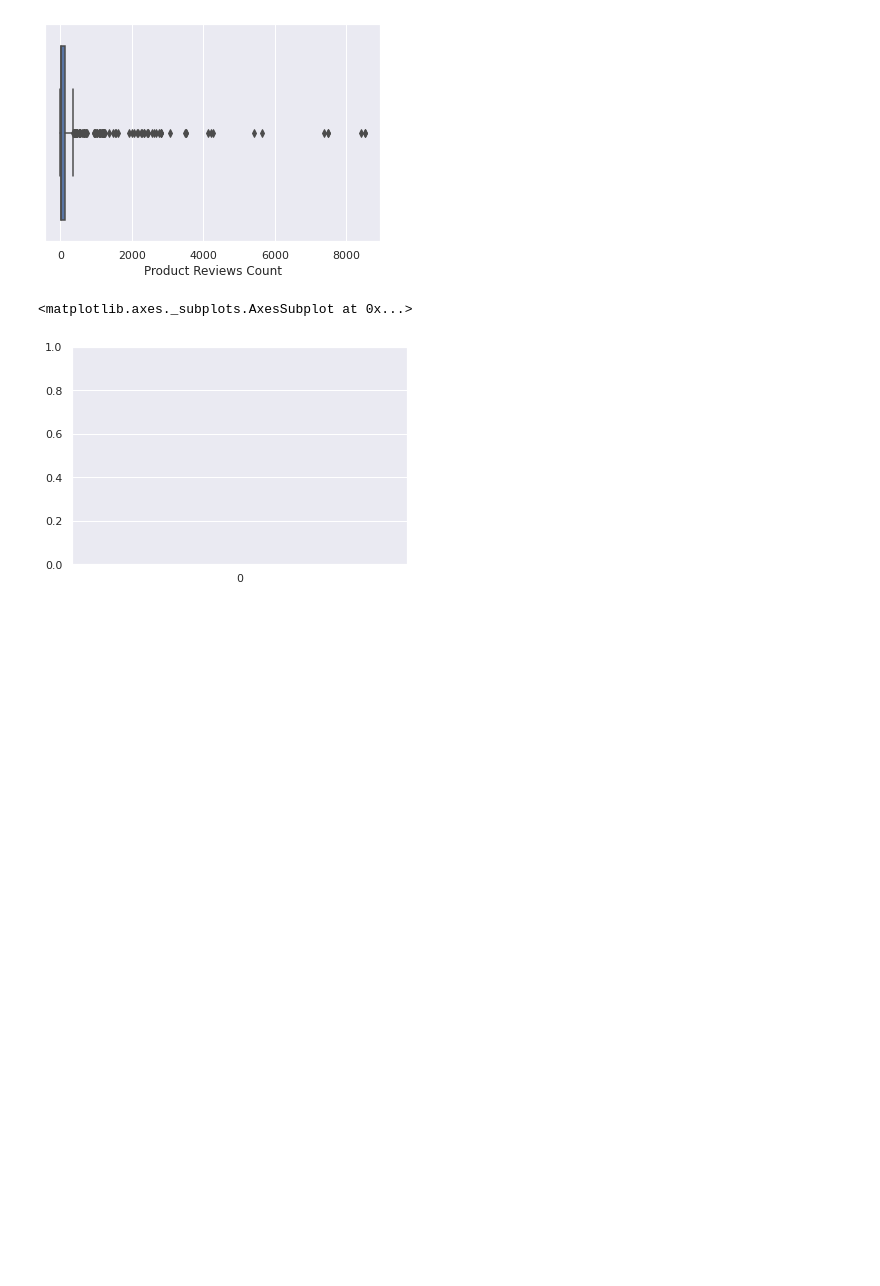
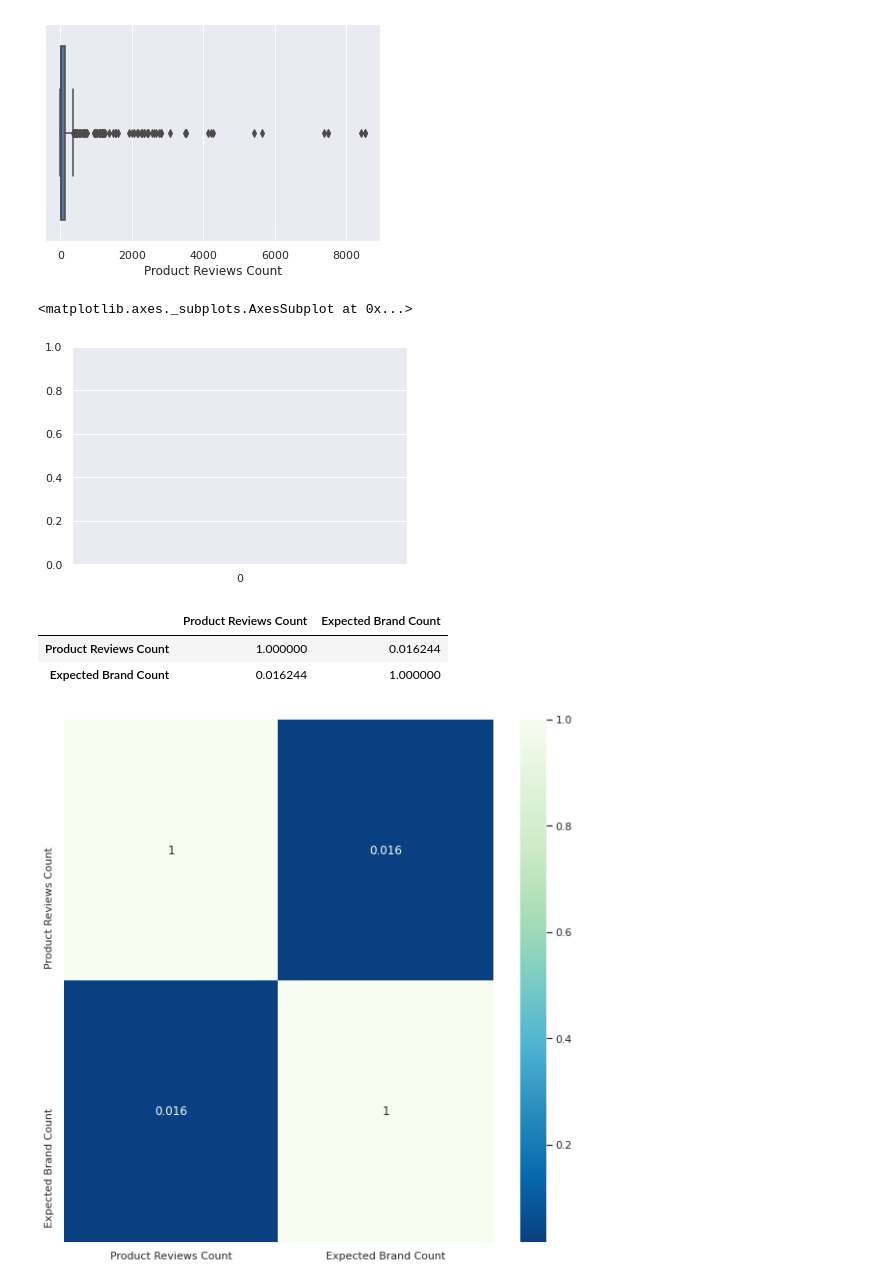
Before and after one commit to Velanjali/Basic-ML, a Jupyter notebook: Nykaa_Products_Review.ipynb, the cells around one changed output. Drawn from its saved outputs; the diff is of its cells as text; code cells hidden in the pictures; blank space fills up the shorter version.

```diff
--- a/Nykaa_Products_Review.ipynb
+++ b/Nykaa_Products_Review.ipynb
@@ -48,0 +110,3 @@ prd.drop_duplicates()
+# %%
+prd.rename(columns = {'Product Rating':'Rating','Product Price':'Price'},inplace=True)
+prd.head()
@@ -159,3 +215,16 @@ sns.boxplot(z=prd['Product Price'])
 # %% [output]
 <matplotlib.axes._subplots.AxesSubplot at 0x...>
 [figure]
+# %%
+corrs = prd.corr()
+corrs
+# %% [output]
+|  | Product Reviews Count | Expected Brand Count |
+| Product Reviews Count | 1.000000 | 0.016244 |
+| Expected Brand Count | 0.016244 | 1.000000 |
+# %%
+plt.figure(figsize=(10,10))
+sns.heatmap(corrs,cmap='GnBu_r',annot=True)
+plt.show()                                              #heatmap of correlations.
+# %% [output]
+[figure, added]
```
Also changed, not shown: parts of 25 cells of this notebook.
